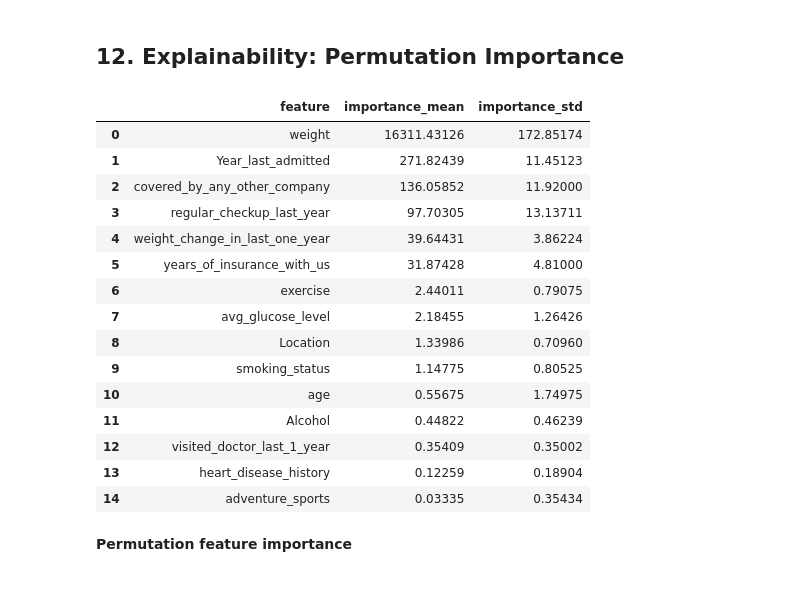
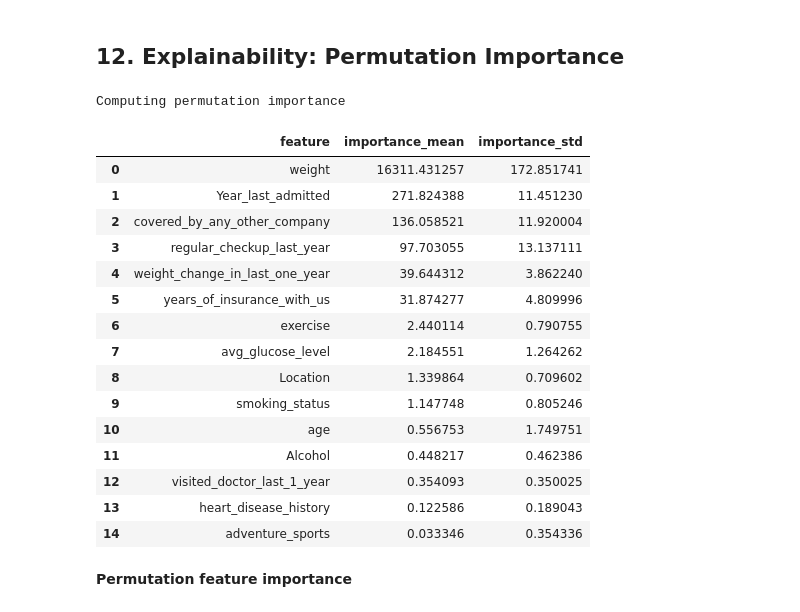
Before and after one commit to gunjan075/gl-capstone, a Jupyter notebook: notebooks/02_milestone2_modeling.ipynb, the cells around one changed output. Cells and saved outputs as stored; diff of their text form; code cells hidden in the pictures.

Commit message:
Generate Milestone 2 charts by section

```diff
--- a/notebooks/02_milestone2_modeling.ipynb
+++ b/notebooks/02_milestone2_modeling.ipynb
@@ -2662,25 +2660,26 @@ pd.DataFrame({"prediction": preds})
 # %% [markdown]
 ## 12. Explainability: Permutation Importance
 # %%
-importance = pd.read_csv(MODEL_DIR / "feature_importance.csv")
+importance = generate_importance(model_results["best_pipeline"], X_test, y_test)
 importance.head(15)
 # %% [output]
+Computing permutation importance
 |  | feature | importance_mean | importance_std |
-| 0 | weight | 16311.43126 | 172.85174 |
-| 1 | Year_last_admitted | 271.82439 | 11.45123 |
-| 2 | covered_by_any_other_company | 136.05852 | 11.92000 |
-| 3 | regular_checkup_last_year | 97.70305 | 13.13711 |
-| 4 | weight_change_in_last_one_year | 39.64431 | 3.86224 |
-| 5 | years_of_insurance_with_us | 31.87428 | 4.81000 |
-| 6 | exercise | 2.44011 | 0.79075 |
-| 7 | avg_glucose_level | 2.18455 | 1.26426 |
-| 8 | Location | 1.33986 | 0.70960 |
-| 9 | smoking_status | 1.14775 | 0.80525 |
-| 10 | age | 0.55675 | 1.74975 |
-| 11 | Alcohol | 0.44822 | 0.46239 |
-| 12 | visited_doctor_last_1_year | 0.35409 | 0.35002 |
-| 13 | heart_disease_history | 0.12259 | 0.18904 |
-| 14 | adventure_sports | 0.03335 | 0.35434 |
+| 0 | weight | 16311.431257 | 172.851741 |
+| 1 | Year_last_admitted | 271.824388 | 11.451230 |
+| 2 | covered_by_any_other_company | 136.058521 | 11.920004 |
+| 3 | regular_checkup_last_year | 97.703055 | 13.137111 |
+| 4 | weight_change_in_last_one_year | 39.644312 | 3.862240 |
+| 5 | years_of_insurance_with_us | 31.874277 | 4.809996 |
+| 6 | exercise | 2.440114 | 0.790755 |
+| 7 | avg_glucose_level | 2.184551 | 1.264262 |
+| 8 | Location | 1.339864 | 0.709602 |
+| 9 | smoking_status | 1.147748 | 0.805246 |
+| 10 | age | 0.556753 | 1.749751 |
+| 11 | Alcohol | 0.448217 | 0.462386 |
+| 12 | visited_doctor_last_1_year | 0.354093 | 0.350025 |
+| 13 | heart_disease_history | 0.122586 | 0.189043 |
+| 14 | adventure_sports | 0.033346 | 0.354336 |
 # %%
 image_path = ROOT / 'outputs/figures/feature_importance.png'
 display(Markdown("**Permutation feature importance**"))
```
Also changed, not shown: parts of 8 cells of this notebook, 3 other files.
